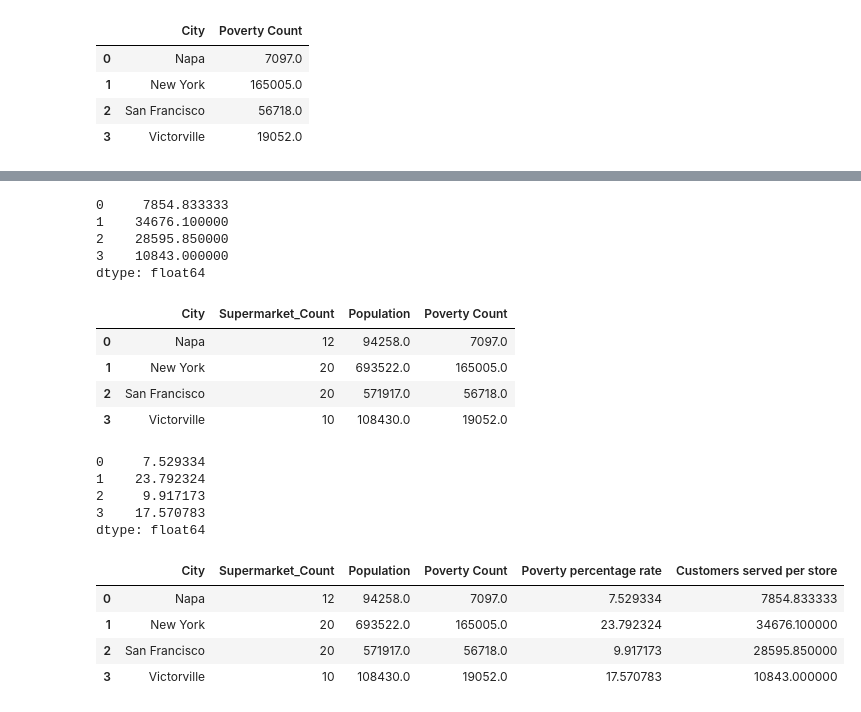
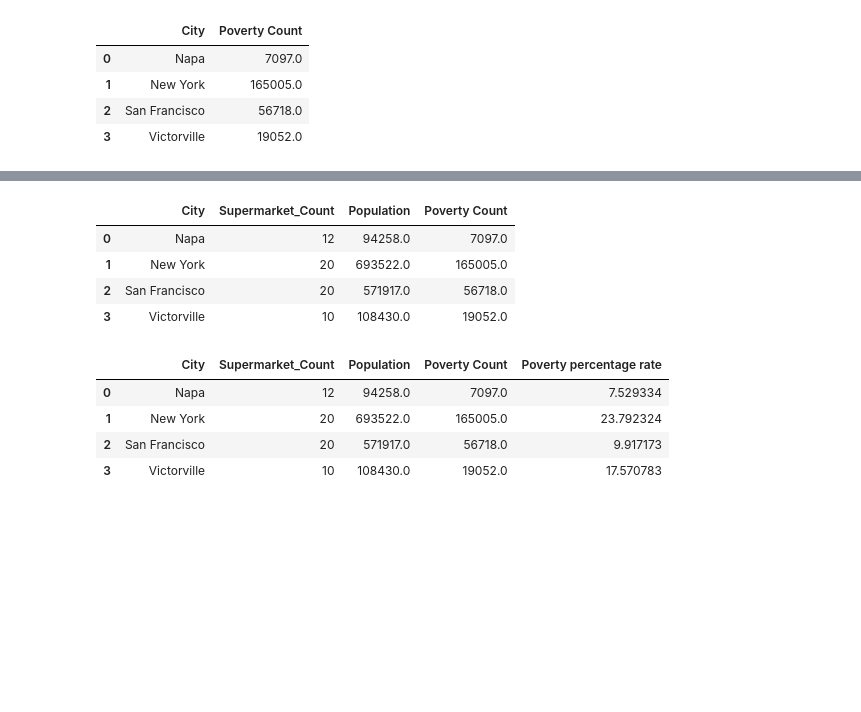
Before and after one commit to slromero/Project1, a Jupyter notebook: Project1_revised3.ipynb, the cells around one changed output, grey strips where cells are left out. Drawn from its saved outputs; the diff is of its cells as text; code cells hidden in the pictures; blank space fills up the shorter version.

```diff
--- a/Project1_revised3.ipynb
+++ b/Project1_revised3.ipynb
@@ -389,15 +321,3 @@ final_two
-# %%
-# Calculate the number of customers per store for each city
-Customers_per_store = (final_two["Population"]/final_two["Supermarket_Count"])
-
-# Display the number of customers per store for each city
-Customers_per_store
-# %% [output]
-0     7854.833333
-1    34676.100000
-2    28595.850000
-3    10843.000000
-dtype: float64
 # %%
 # Merge final two and poverty total dataframes on City
 final_three = pd.merge(
@@ -418,25 +338,15 @@ final_three
 # %%
 # Calculate the poverty percentage rate for each city
 poverty_percentage_rate = (final_three["Poverty Count"]/final_three["Population"]) * 100
-
-# Display the poverty percentage rate for each city
-poverty_percentage_rate
-# %% [output]
-0     7.529334
-1    23.792324
-2     9.917173
-3    17.570783
-dtype: float64
 # %%
 # Add columns for poverty percentage rate and customers per store to the dataframe
 final_three["Poverty percentage rate"] = poverty_percentage_rate
-final_three["Customers served per store"] = Customers_per_store
 
 # Display dataframe
 final_three
 # %% [output]
-|  | City | Supermarket_Count | Population | Poverty Count | Poverty percentage rate | Customers served per store |
-| 0 | Napa | 12 | 94258.0 | 7097.0 | 7.529334 | 7854.833333 |
-| 1 | New York | 20 | 693522.0 | 165005.0 | 23.792324 | 34676.100000 |
-| 2 | San Francisco | 20 | 571917.0 | 56718.0 | 9.917173 | 28595.850000 |
-| 3 | Victorville | 10 | 108430.0 | 19052.0 | 17.570783 | 10843.000000 |
+|  | City | Supermarket_Count | Population | Poverty Count | Poverty percentage rate |
+| 0 | Napa | 12 | 94258.0 | 7097.0 | 7.529334 |
+| 1 | New York | 20 | 693522.0 | 165005.0 | 23.792324 |
+| 2 | San Francisco | 20 | 571917.0 | 56718.0 | 9.917173 |
+| 3 | Victorville | 10 | 108430.0 | 19052.0 | 17.570783 |
```
Also changed, not shown: parts of 11 cells of this notebook, 7 other files.
